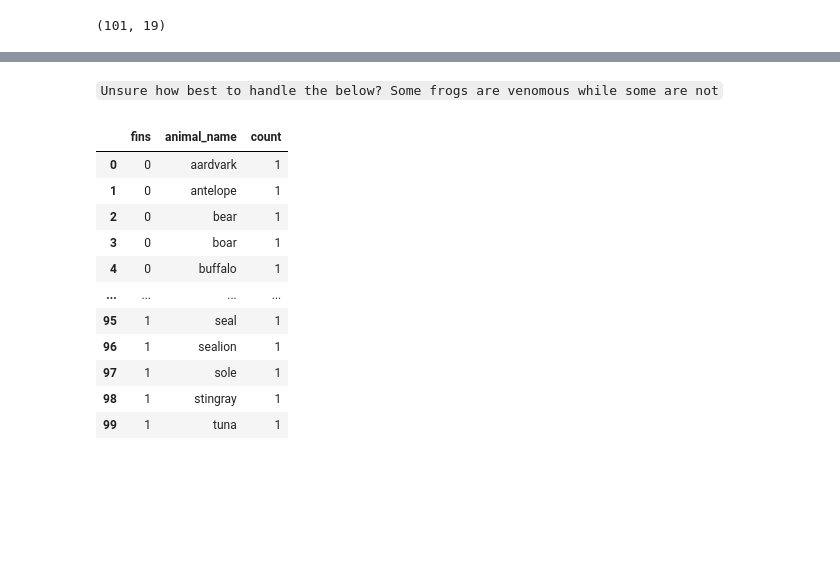
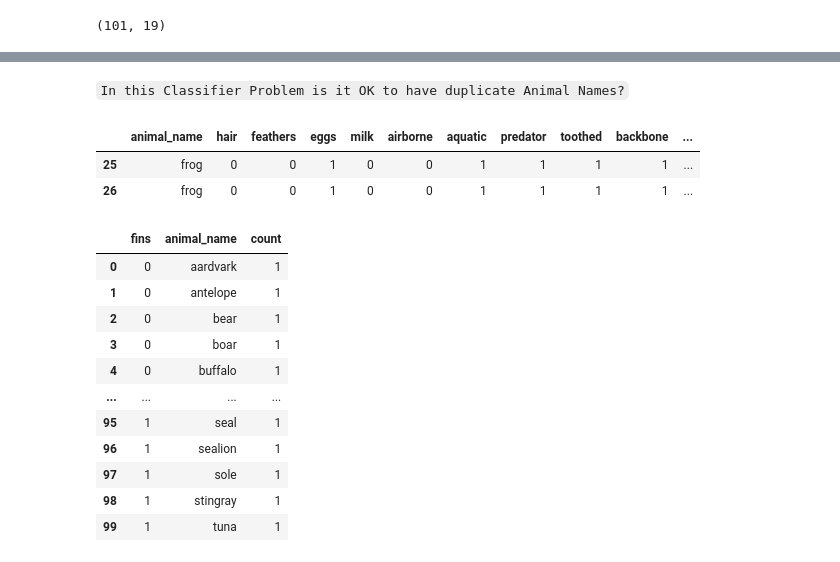
Before and after one commit to mwallendjack/MCW_personal-data-science-project, a Jupyter notebook: Classifier EDA.ipynb, the cells around one changed output, grey strips where cells are left out. Cells and saved outputs as stored; diff of their text form; code cells hidden in the pictures; blank space fills up the shorter version.

```diff
--- a/Classifier EDA.ipynb
+++ b/Classifier EDA.ipynb
@@ -159,9 +169,13 @@ zoo_df.describe()
 | 75% | 1.000000 | 0.000000 | 1.000000 | 1.000000 | 0.000000 | 1.000000 | 1.000000 | 1.000000 | 1.000000 | 1.000000 | ... |
 | max | 1.000000 | 1.000000 | 1.000000 | 1.000000 | 1.000000 | 1.000000 | 1.000000 | 1.000000 | 1.000000 | 1.000000 | ... |
 # %% [markdown]
-`Unsure how best to handle the below? Some frogs are venomous while some are not`
+`In this Classifier Problem is it OK to have duplicate Animal Names?`
 # %%
-# zoo_df[zoo_df.duplicated('animal_name', keep = False)].sort_values('animal_name')
+zoo_df[zoo_df.duplicated('animal_name', keep = False)].sort_values('animal_name')
+# %% [output]
+|  | animal_name | hair | feathers | eggs | milk | airborne | aquatic | predator | toothed | backbone | ... |
+| 25 | frog | 0 | 0 | 1 | 0 | 0 | 1 | 1 | 1 | 1 | ... |
+| 26 | frog | 0 | 0 | 1 | 0 | 0 | 1 | 1 | 1 | 1 | ... |
 # %%
 fins_pivot = zoo_df.groupby(['fins','animal_name']).size().reset_index(name='count')
 
```
Also changed, not shown: parts of 20 cells of this notebook.
